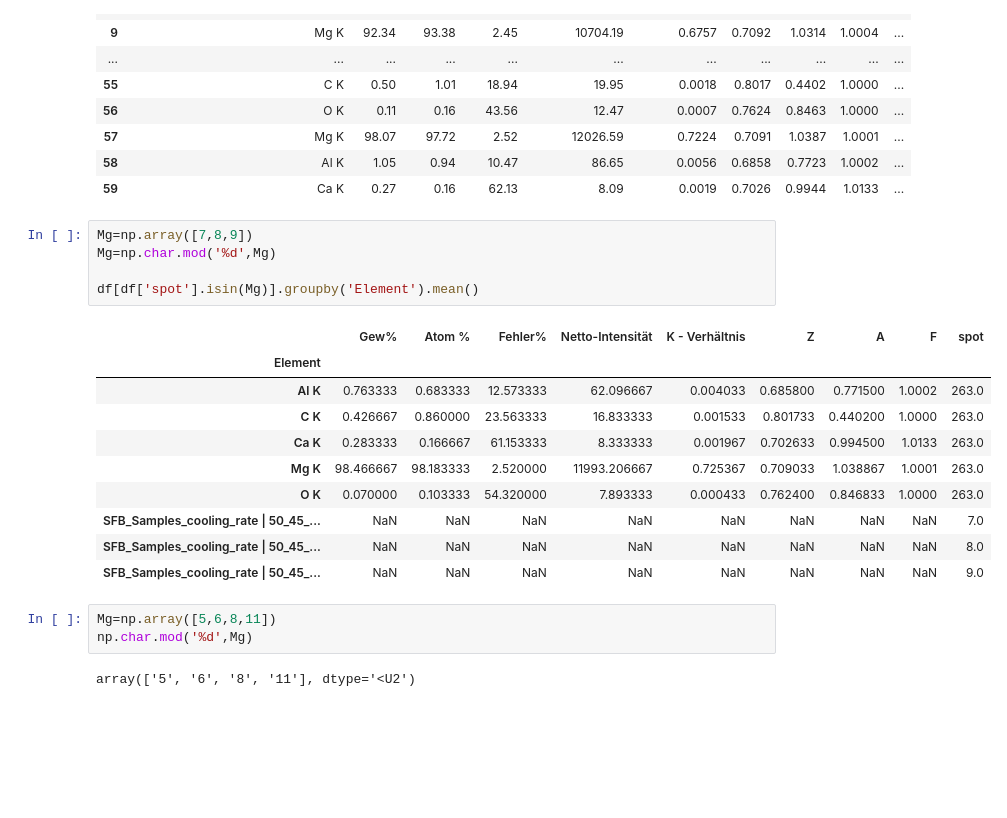
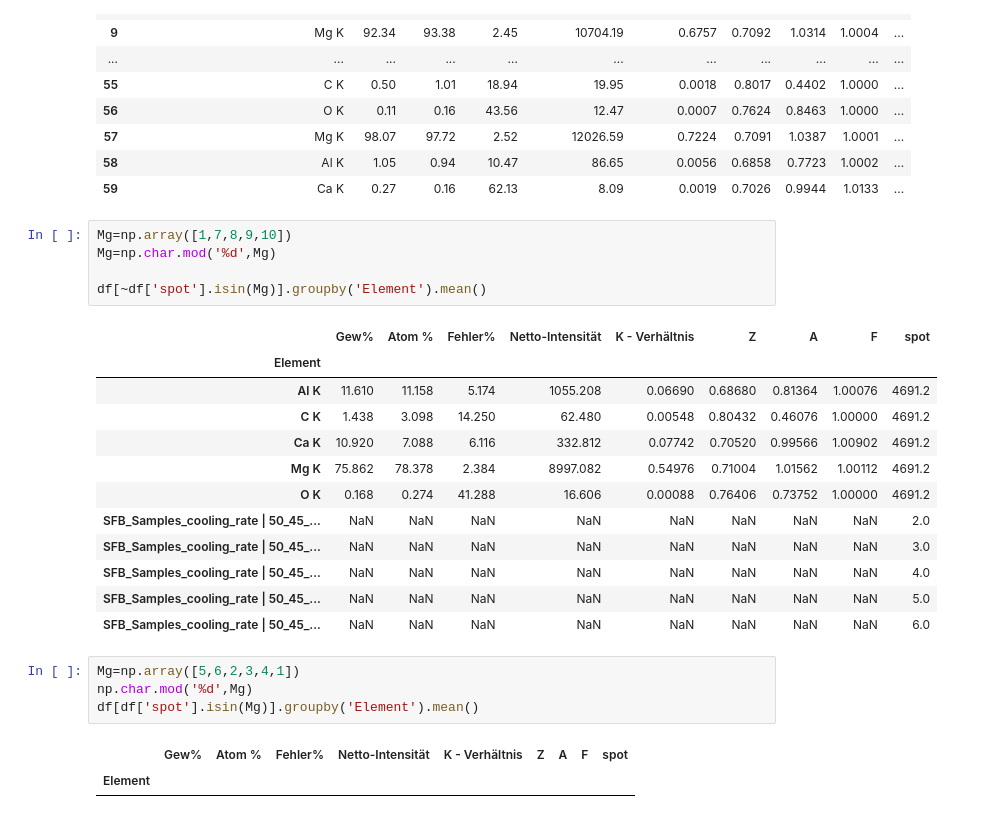
Before and after one commit to potsci/random_projects, a Jupyter notebook: extract_values_edx.ipynb, the cells around one changed output. Cells and saved outputs as stored; diff of their text form; blank space fills up the shorter version.

```diff
--- a/extract_values_edx.ipynb
+++ b/extract_values_edx.ipynb
@@ -72,23 +74,27 @@ df
 | 58 | Al K | 1.05 | 0.94 | 10.47 | 86.65 | 0.0056 | 0.6858 | 0.7723 | 1.0002 | ... |
 | 59 | Ca K | 0.27 | 0.16 | 62.13 | 8.09 | 0.0019 | 0.7026 | 0.9944 | 1.0133 | ... |
 # %%
-Mg=np.array([7,8,9])
+Mg=np.array([1,7,8,9,10])
 Mg=np.char.mod('%d',Mg)
 
-df[df['spot'].isin(Mg)].groupby('Element').mean()
+df[~df['spot'].isin(Mg)].groupby('Element').mean()
 # %% [output]
 |  | Gew% | Atom % | Fehler% | Netto-Intensität | K - Verhältnis | Z | A | F | spot |
 | Element |  |  |  |  |  |  |  |  |  |
-| Al K | 0.763333 | 0.683333 | 12.573333 | 62.096667 | 0.004033 | 0.685800 | 0.771500 | 1.0002 | 263.0 |
-| C K | 0.426667 | 0.860000 | 23.563333 | 16.833333 | 0.001533 | 0.801733 | 0.440200 | 1.0000 | 263.0 |
-| Ca K | 0.283333 | 0.166667 | 61.153333 | 8.333333 | 0.001967 | 0.702633 | 0.994500 | 1.0133 | 263.0 |
-| Mg K | 98.466667 | 98.183333 | 2.520000 | 11993.206667 | 0.725367 | 0.709033 | 1.038867 | 1.0001 | 263.0 |
-| O K | 0.070000 | 0.103333 | 54.320000 | 7.893333 | 0.000433 | 0.762400 | 0.846833 | 1.0000 | 263.0 |
-| SFB_Samples_cooling_rate | 50_45_... | NaN | NaN | NaN | NaN | NaN | NaN | NaN | NaN | 7.0 |
-| SFB_Samples_cooling_rate | 50_45_... | NaN | NaN | NaN | NaN | NaN | NaN | NaN | NaN | 8.0 |
-| SFB_Samples_cooling_rate | 50_45_... | NaN | NaN | NaN | NaN | NaN | NaN | NaN | NaN | 9.0 |
+| Al K | 11.610 | 11.158 | 5.174 | 1055.208 | 0.06690 | 0.68680 | 0.81364 | 1.00076 | 4691.2 |
+| C K | 1.438 | 3.098 | 14.250 | 62.480 | 0.00548 | 0.80432 | 0.46076 | 1.00000 | 4691.2 |
+| Ca K | 10.920 | 7.088 | 6.116 | 332.812 | 0.07742 | 0.70520 | 0.99566 | 1.00902 | 4691.2 |
+| Mg K | 75.862 | 78.378 | 2.384 | 8997.082 | 0.54976 | 0.71004 | 1.01562 | 1.00112 | 4691.2 |
+| O K | 0.168 | 0.274 | 41.288 | 16.606 | 0.00088 | 0.76406 | 0.73752 | 1.00000 | 4691.2 |
+| SFB_Samples_cooling_rate | 50_45_... | NaN | NaN | NaN | NaN | NaN | NaN | NaN | NaN | 2.0 |
+| SFB_Samples_cooling_rate | 50_45_... | NaN | NaN | NaN | NaN | NaN | NaN | NaN | NaN | 3.0 |
+| SFB_Samples_cooling_rate | 50_45_... | NaN | NaN | NaN | NaN | NaN | NaN | NaN | NaN | 4.0 |
+| SFB_Samples_cooling_rate | 50_45_... | NaN | NaN | NaN | NaN | NaN | NaN | NaN | NaN | 5.0 |
+| SFB_Samples_cooling_rate | 50_45_... | NaN | NaN | NaN | NaN | NaN | NaN | NaN | NaN | 6.0 |
 # %%
-Mg=np.array([5,6,8,11])
+Mg=np.array([5,6,2,3,4,1])
 np.char.mod('%d',Mg)
+df[df['spot'].isin(Mg)].groupby('Element').mean()
 # %% [output]
-array(['5', '6', '8', '11'], dtype='<U2')
+|  | Gew% | Atom % | Fehler% | Netto-Intensität | K - Verhältnis | Z | A | F | spot |
+| Element |  |  |  |  |  |  |  |  |  |
```
Also changed, not shown: parts of 1 cell of this notebook, 10 other files.
